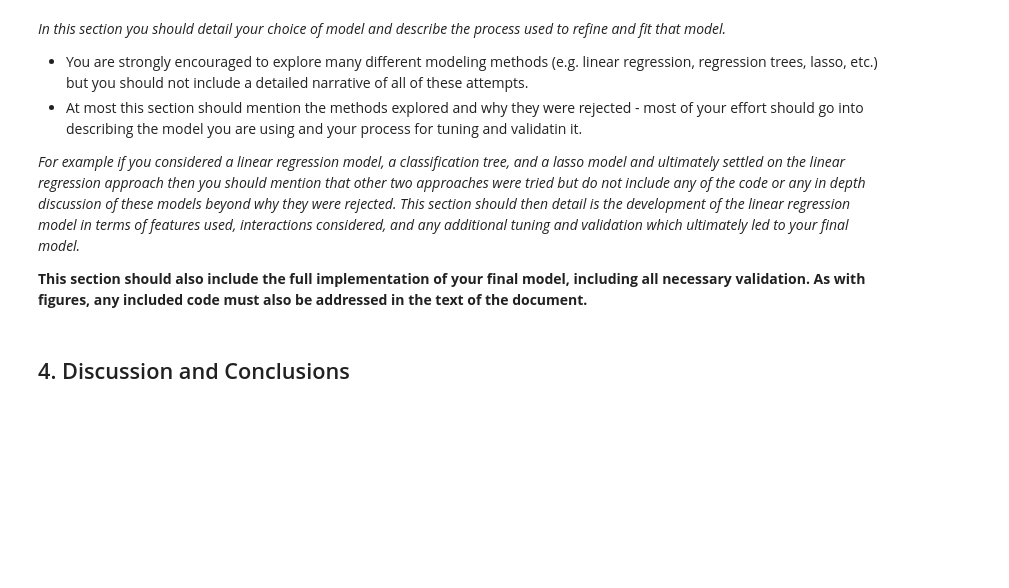
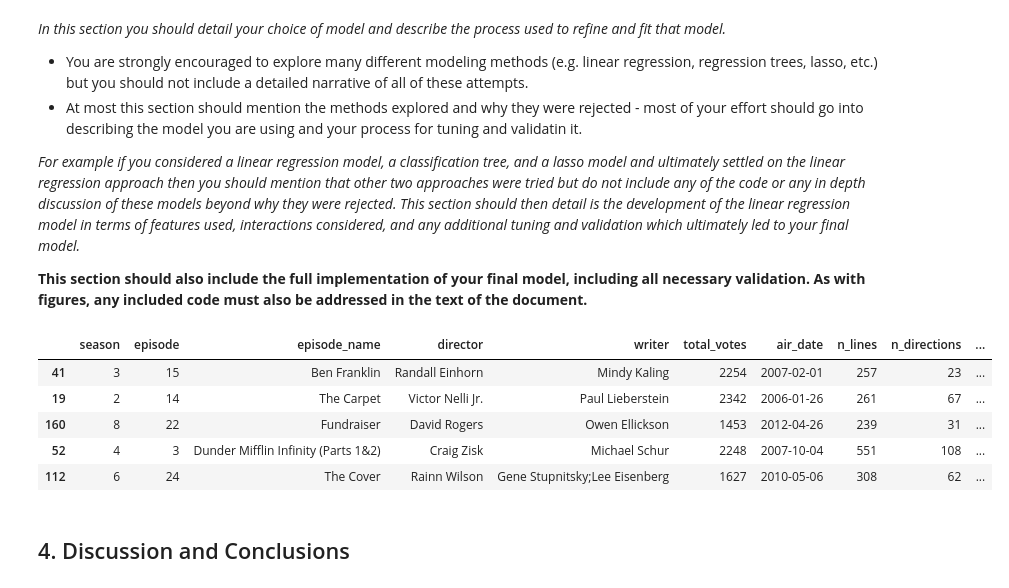
Before and after one commit to aidangarrity/MachineLearningProj1, a Jupyter notebook: project1.ipynb, the cells around one changed output. Cells and saved outputs as stored; diff of their text form; code cells hidden in the pictures; blank space fills up the shorter version.

Commit message:
test/train split

```diff
--- a/project1.ipynb
+++ b/project1.ipynb
@@ -164,6 +164,22 @@ chars2
 *For example if you considered a linear regression model, a classification tree, and a lasso model and ultimately settled on the linear regression approach then you should mention that other two approaches were tried but do not include any of the code or any in depth discussion of these models beyond why they were rejected. This section should then detail is the development of the linear regression model in terms of features used, interactions considered, and any additional tuning and validation which ultimately led to your final model.*
 
 **This section should also include the full implementation of your final model, including all necessary validation. As with figures, any included code must also be addressed in the text of the document.**
+# %%
+# Splitting into test and train data
+from sklearn.model_selection import train_test_split
+
+X = data.drop('imdb_rating', axis = 1) # Set of features
+y = data['imdb_rating']
+
+X_train, X_test, y_train, y_test = train_test_split(X, y, test_size = 0.20)
+X_test.head()
+# %% [output]
+|  | season | episode | episode_name | director | writer | total_votes | air_date | n_lines | n_directions | ... |
+| 41 | 3 | 15 | Ben Franklin | Randall Einhorn | Mindy Kaling | 2254 | 2007-02-01 | 257 | 23 | ... |
+| 19 | 2 | 14 | The Carpet | Victor Nelli Jr. | Paul Lieberstein | 2342 | 2006-01-26 | 261 | 67 | ... |
+| 160 | 8 | 22 | Fundraiser | David Rogers | Owen Ellickson | 1453 | 2012-04-26 | 239 | 31 | ... |
+| 52 | 4 | 3 | Dunder Mifflin Infinity (Parts 1&2) | Craig Zisk | Michael Schur | 2248 | 2007-10-04 | 551 | 108 | ... |
+| 112 | 6 | 24 | The Cover | Rainn Wilson | Gene Stupnitsky;Lee Eisenberg | 1627 | 2010-05-06 | 308 | 62 | ... |
 # %% [markdown]
 ## 4. Discussion and Conclusions
 # %% [markdown]
```
